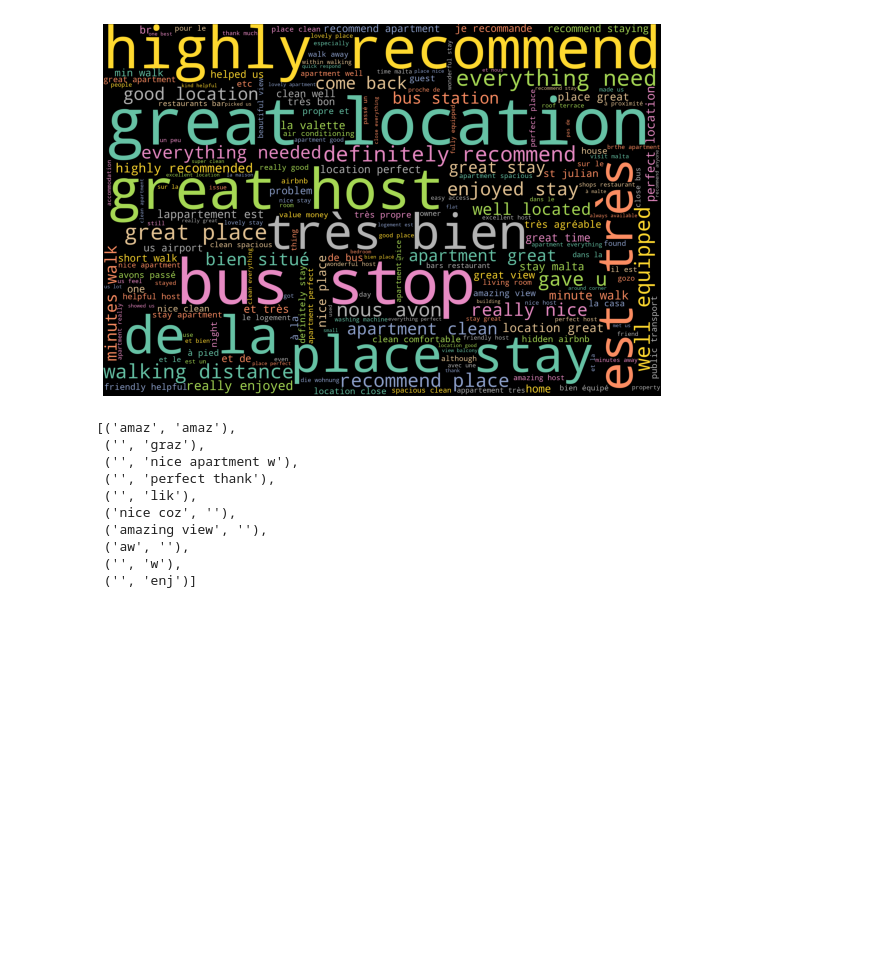
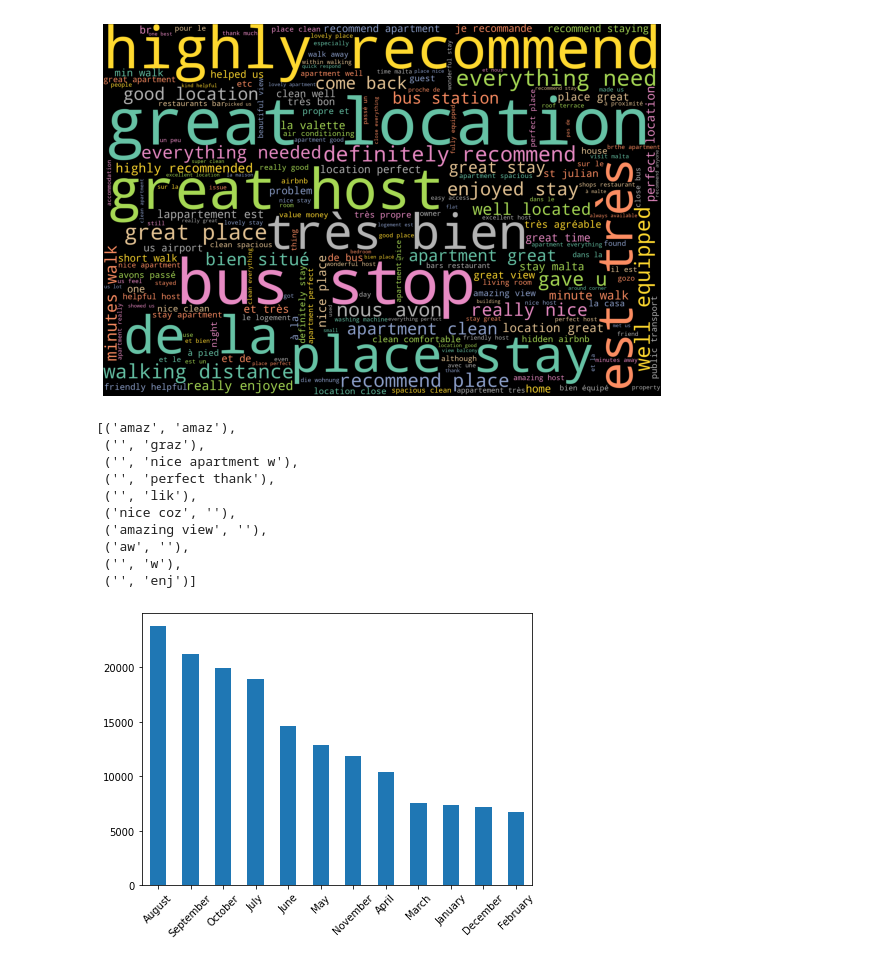
Before and after one commit to dianaionascu15/airbnb-nlp, a Jupyter notebook: airbnb_nlp.ipynb, the cells around one changed output. Cells and saved outputs as stored; diff of their text form; code cells hidden in the pictures; blank space fills up the shorter version.

Commit message:
date variables analysis

```diff
--- a/airbnb_nlp.ipynb
+++ b/airbnb_nlp.ipynb
@@ -531,3 +531,23 @@ finder.nbest(bigram_measures.pmi, 10)
  ('aw', ''),
  ('', 'w'),
  ('', 'enj')]
+# %%
+## Detect languages
+
+## Convert comments to string
+listings3['comments'] = listings3['comments'].astype('string')
+
+#1. Langdetect library
+import langdetect
+from langdetect import detect
+listings3['language'] = listings3['comments'].apply(lambda x: langdetect.detect(x))
+
+## Catch the erros when the lang cannot be detected
+def det(x):
+    try:
+        lang = detect(x)
+    except:
+        lang = 'Other'
+    return lang
+
+listings3['language'] = listings3['comments'].apply(lambda x: det(x))
@@ -534,3 +559,29 @@ finder.nbest(bigram_measures.pmi, 10)
+# %%
+## Extract month
+import datetime
+from datetime import datetime
+from datetime import timezone
+#bckup2 = listings3
+#listings3.date = pd.to_datetime(listings3.date)
+listings3['date'] = pd.to_datetime(listings3['date'], utc = True)
+listings3["month"] = listings3["date"].dt.strftime('%B')
+
+
+## The most popular one based on reviews number
+#months_reviews = listings3.groupby(['month']).count({'comments': pd.Series.sum})
+#months_reviews = months_reviews.reset_index()
+#months_reviews.sort_values("comments", ascending=False, inplace=True)
+
+
+#plt.figure(figsize=(7,5))
+#p1 = sns.barplot(x = 'room_type', y = "number_of_reviews", data = room_types_reviews, palette="Blues_d")
+# %%
+plt.figure(figsize=(7,5))
+listings3['month'].value_counts().plot(kind='bar')
+plt.xticks(rotation=45)
+plt.show()
+# %% [output]
+[figure, added]
 # %%
 ## De aflat:
 ## 1. Cate proprietati detin
```
Also changed, not shown: parts of 3 cells of this notebook.
